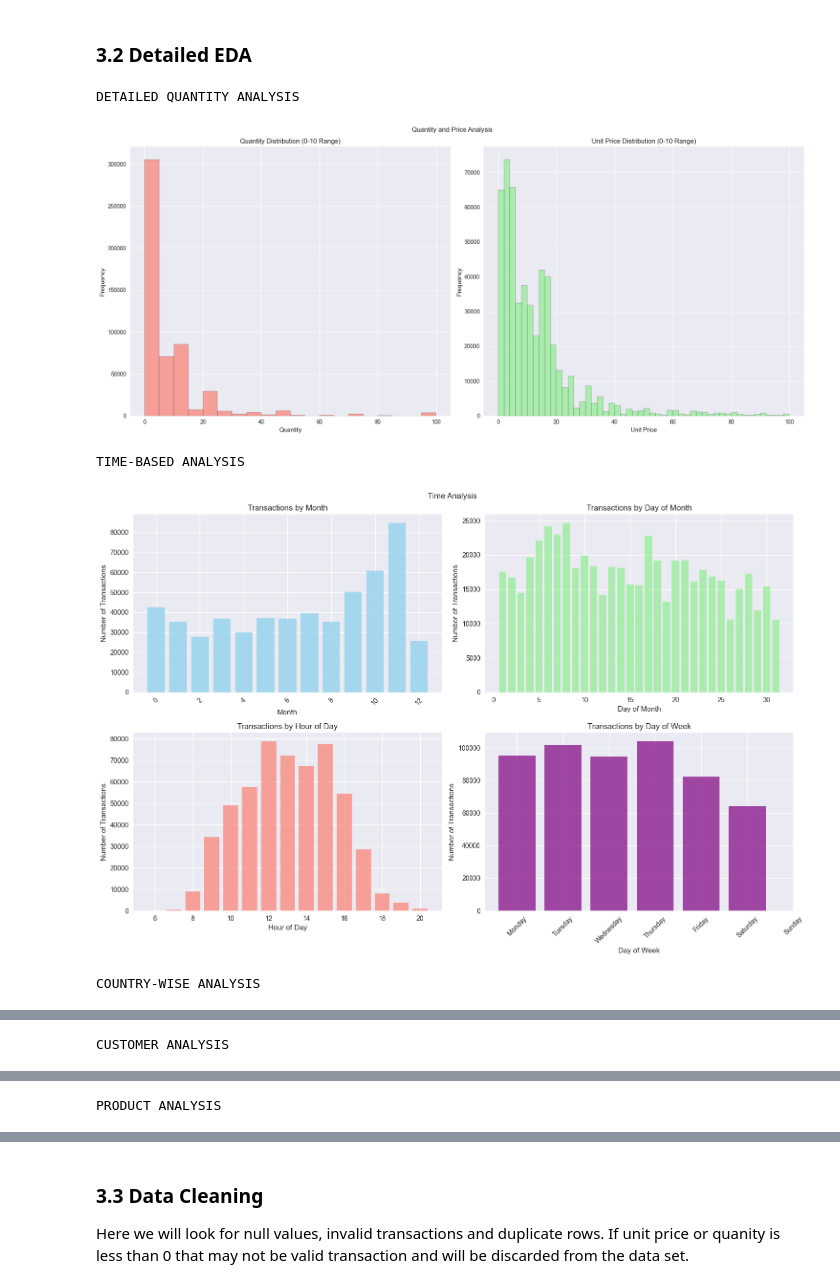
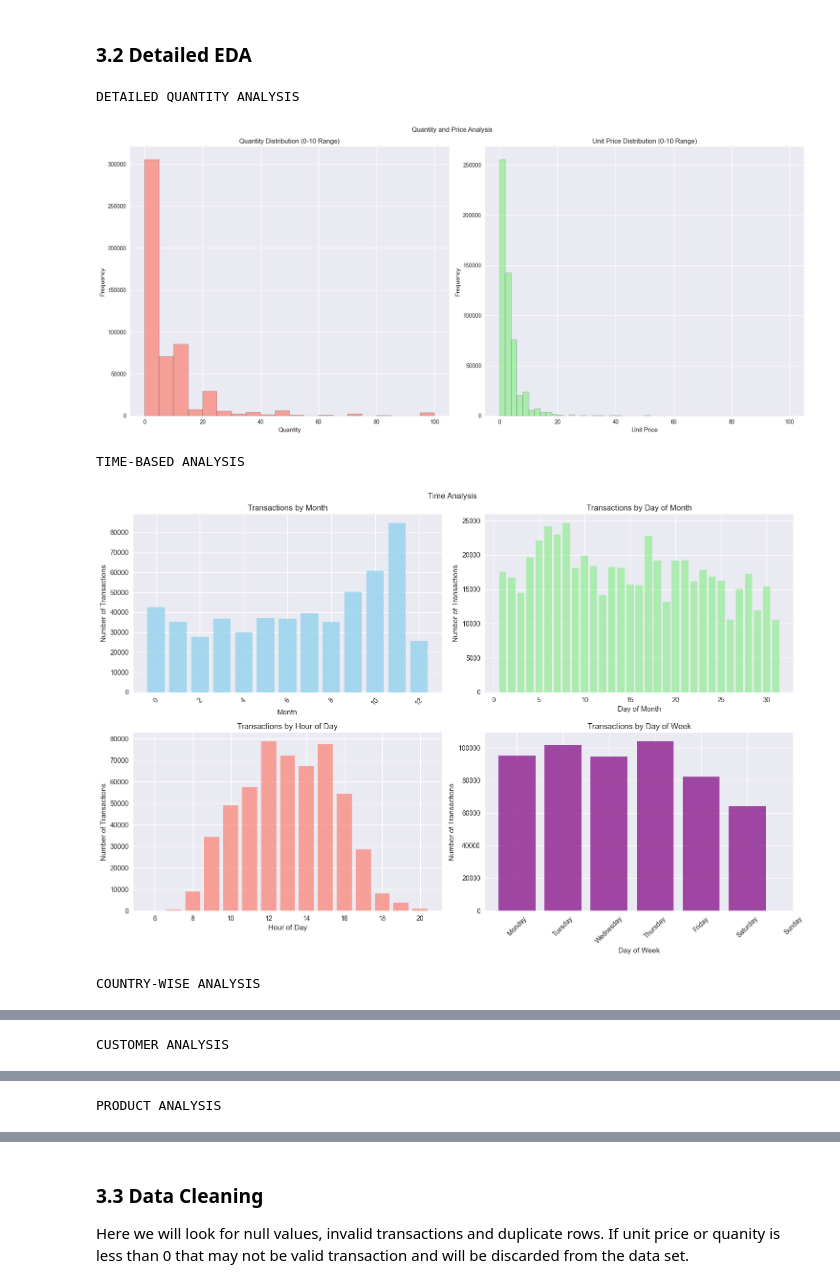
Before and after one commit to ajaygupta1988/unsupervised_machine_learning_final_project, a Jupyter notebook: notebooks/final_project.ipynb, the cells around one changed output, grey strips where cells are left out. Drawn from its saved outputs; the diff is of its cells as text; code cells hidden in the pictures.

```diff
--- a/notebooks/final_project.ipynb
+++ b/notebooks/final_project.ipynb
@@ -121,7 +121,7 @@ axes[0].set_xlabel('Quantity')
 axes[0].set_ylabel('Frequency')
 
 # Focus on lower prices (most common)
-axes[1].hist(df['Value'].dropna(), bins=50, alpha=0.7, color='lightgreen', edgecolor='black', range=(0, 100))
+axes[1].hist(df['UnitPrice'].dropna(), bins=50, alpha=0.7, color='lightgreen', edgecolor='black', range=(0, 100))
 axes[1].set_title('Unit Price Distribution (0-10 Range)')
 axes[1].set_xlabel('Unit Price')
 axes[1].set_ylabel('Frequency')
@@ -246,34 +246,34 @@ plt.show()
 # 7. Product Analysis with Histograms
 print("PRODUCT ANALYSIS")
 
 fig, axes = plt.subplots(1, 2, figsize=(15, 8))
 
 # Transactions per product
 product_transactions = df['StockCode'].value_counts()
 axes[0].hist(product_transactions.values, bins=50, alpha=0.7, color='lightblue', edgecolor='black', range=(0, 500))
 axes[0].set_title('Distribution of Transactions per Product')
 axes[0].set_xlabel('Number of Transactions')
 axes[0].set_ylabel('Number of Products')
 axes[0].axvline(product_transactions.mean(), color='red', linestyle='--',
                    label=f'Mean: {product_transactions.mean():.1f}')
 axes[0].legend()
 
 # Total value per product
 product_values = df.groupby('StockCode')['UnitPrice'].sum()
 axes[1].hist(product_values.values, bins=50, alpha=0.7, color='lightgreen', edgecolor='black', range=(0, 5000))
 axes[1].set_title('Distribution of Total Value per Product')
 axes[1].set_xlabel('Total Value')
 axes[1].set_ylabel('Number of Products')
 axes[1].axvline(product_values.mean(), color='red', linestyle='--',
                    label=f'Mean: {product_values.mean():.2f}')
 axes[1].legend()
 
 plt.suptitle('Product Analysis')
 plt.tight_layout()
 plt.show()
 # %% [output]
 DETAILED QUANTITY ANALYSIS
-[figure, old version]
+[figure, new version]
 TIME-BASED ANALYSIS
 [figure]
 COUNTRY-WISE ANALYSIS
```
Also changed, not shown: parts of 3 cells of this notebook.
